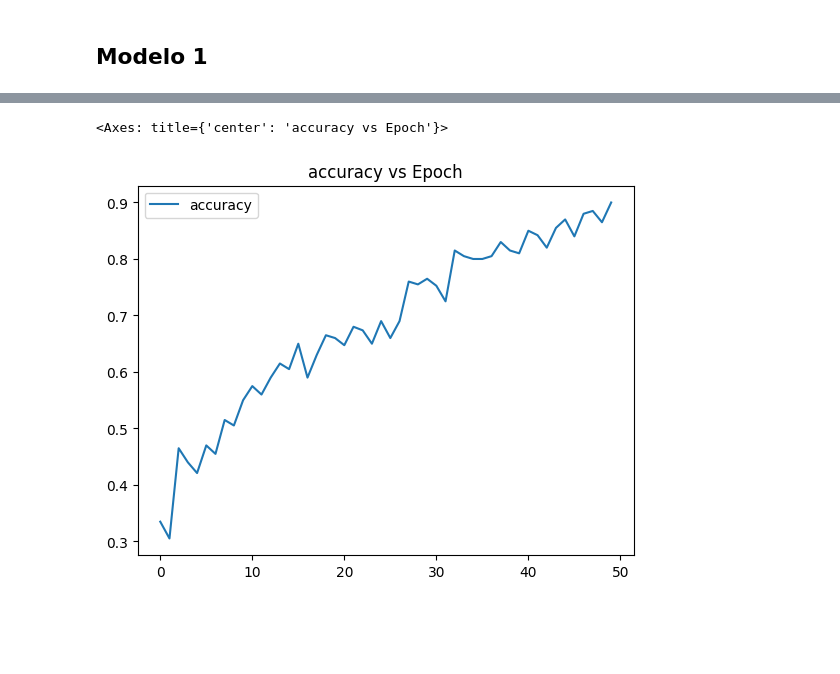
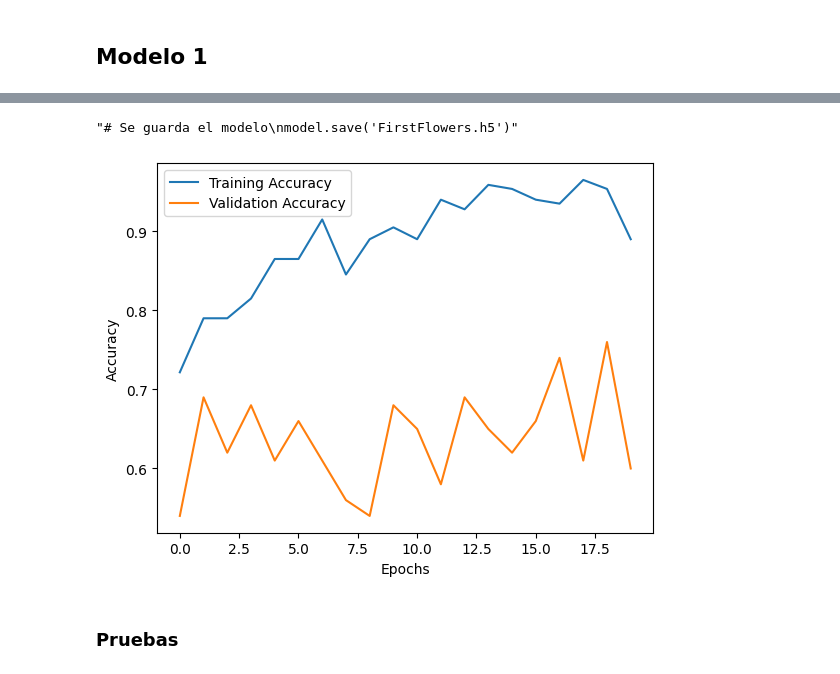
Before and after one commit to Caro2401/ModeloDeepLearning, a Jupyter notebook: Modelo_de_deep_learning.ipynb, the cells around one changed output, grey strips where cells are left out. Saved outputs shown, nothing was run; the diff lists cells and outputs as text; code cells hidden in the pictures; blank space fills up the shorter version.

Commit message:
Updated models

```diff
--- a/Modelo_de_deep_learning.ipynb
+++ b/Modelo_de_deep_learning.ipynb
@@ -64,12 +108,14 @@ class_labels
 ## Modelo 1
 # %%
 # Sequential convolutional neural network model
-model = Sequential([
-    Conv2D(16, kernel_size=3, padding='same', strides = 2, activation="relu", input_shape=(150,150,3)),
-    MaxPooling2D((3,3)),
+model =  Sequential([
+    Conv2D(8, kernel_size=3, padding='same', activation="relu", input_shape=(150,150,3)),
+    MaxPooling2D((2,2)),
     Flatten(),
-    Dense(5, activation='softmax')
-])
+    Dense(64, activation='relu'),
+    Dense(64, activation='relu'),
+    Dense(4, activation='softmax')
+ ])
 # %%
 model.summary()
 # %% [output]
@@ -100,8 +147,7 @@ model.compile(optimizer = 'adam',
 # Entrenamiento
 history = model.fit(train_generator,
 				steps_per_epoch = 10,
-				epochs = 50,
+				epochs = 20,
 				validation_data = val_generator,
-				validation_steps = 5
-        )
+				validation_steps = 5)
 # %% [output]
@@ -133,6 +172,17 @@ df.plot( y = "loss", title = "Loss vs Epoch")
-# %%
-# Gráfica de Accuracy vs Epoch
-df.plot( y = "accuracy", title = "accuracy vs Epoch")
-# %% [output]
-<Axes: title={'center': 'accuracy vs Epoch'}>
-[figure, removed]
+# %%
+'''# Se guarda el modelo
+model.save('FirstFlowers.h5')'''
+# %% [output]
+"# Se guarda el modelo\nmodel.save('FirstFlowers.h5')"
+# %%
+# Grafica del accuracy en train y en validation
+plt.plot(history.history['accuracy'], label='Training Accuracy')
+plt.plot(history.history['val_accuracy'], label='Validation Accuracy')
+plt.xlabel('Epochs')
+plt.ylabel('Accuracy')
+plt.legend()
+plt.show()
+# %% [output]
+[figure, added]
+# %% [markdown]
+### Pruebas
```
Also changed, not shown: parts of 25 cells of this notebook, 1 other file.
